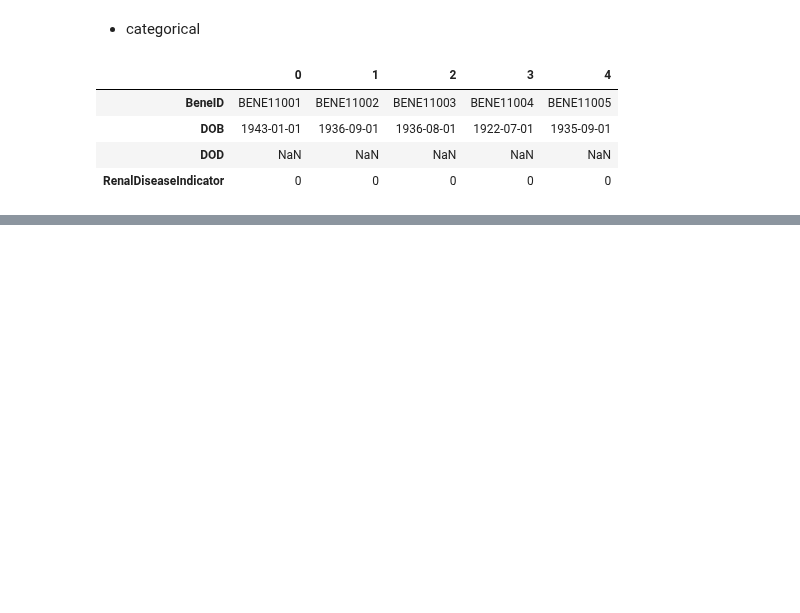
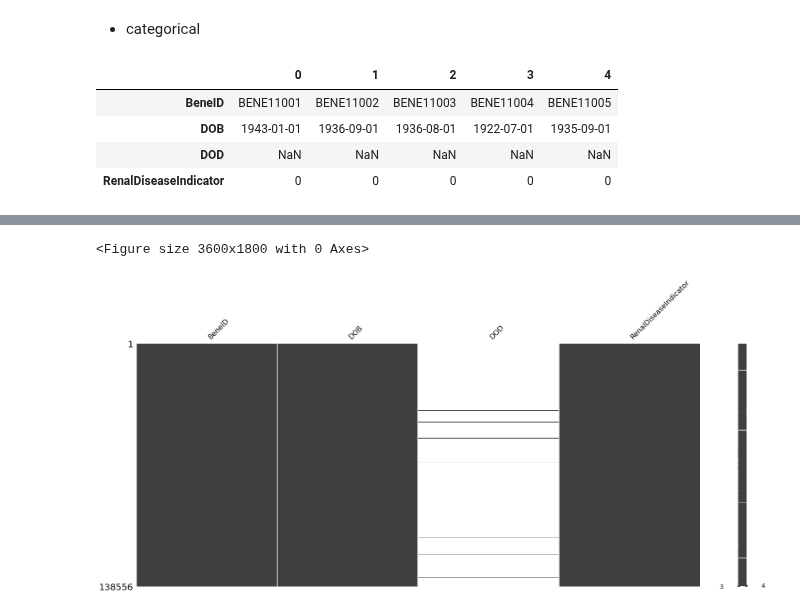
Before and after one commit to ashen007/MedicalCostPrediction-insurance_fraudDetection, a Jupyter notebook: notebooks/data quality/data quality(benificiary).ipynb, the cells around one changed output, grey strips where cells are left out. Cells and saved outputs as stored; diff of their text form; code cells hidden in the pictures; blank space fills up the shorter version.

```diff
--- a/notebooks/data quality/data quality(benificiary).ipynb
+++ b/notebooks/data quality/data quality(benificiary).ipynb
@@ -63,0 +103,5 @@ checker.date_columns(columns=['DOB', 'DOD'],
+# %%
+checker.render_missing_matrix(cat)
+# %% [output]
+<Figure size 3600x1800 with 0 Axes>
+[figure, added]
```
Also changed, not shown: parts of 5 cells of this notebook.
